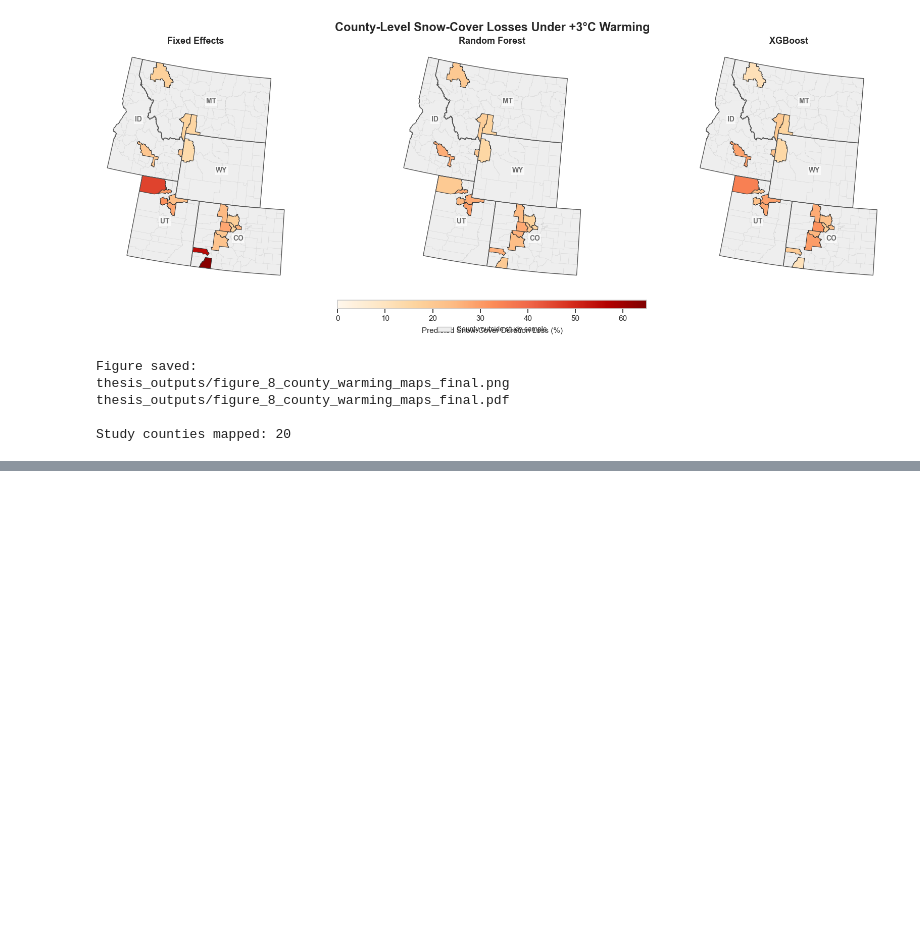
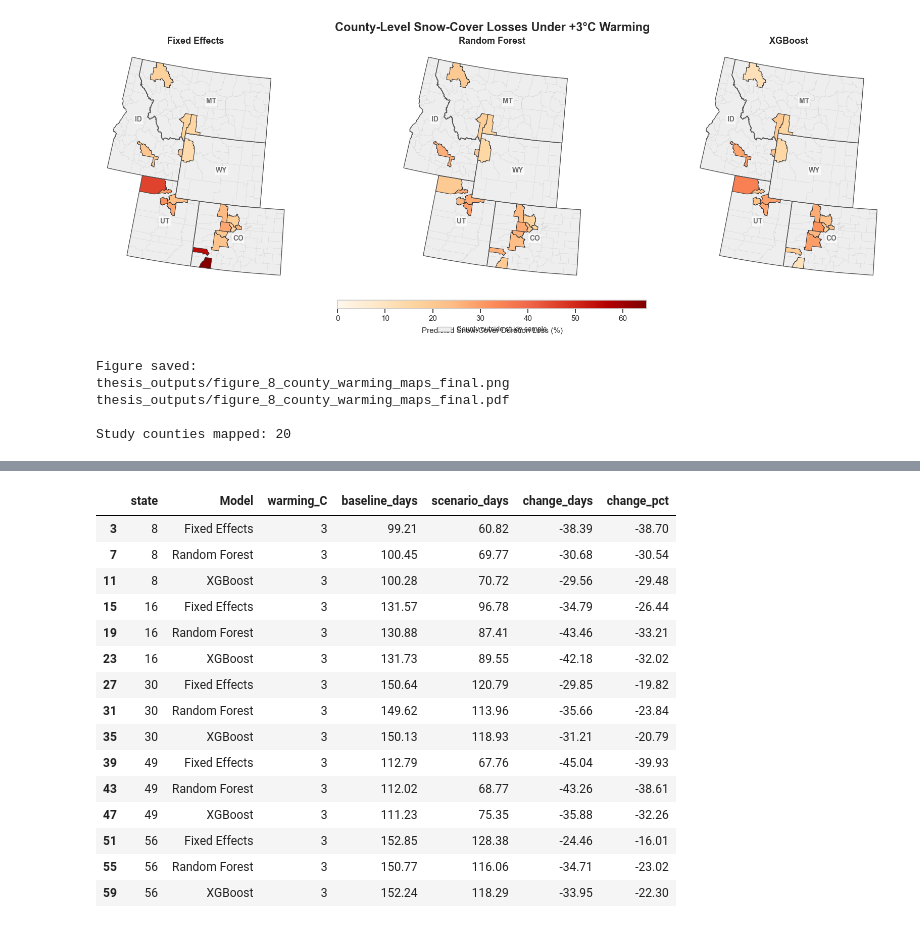
Before and after one commit to evasbenson/snow-ml-thesis, a Jupyter notebook: code/snow_model.ipynb, the cells around one changed output, grey strips where cells are left out. Cells and saved outputs as stored; diff of their text form; code cells hidden in the pictures; blank space fills up the shorter version.

```diff
--- a/code/snow_model.ipynb
+++ b/code/snow_model.ipynb
@@ -14620,0 +15469,45 @@ Study counties mapped: 20
+# %%
+state30 = (
+    warming30_predictions
+    .groupby(["state", "Model", "warming_C"])
+    .agg(
+        baseline_days=("baseline_snow_days", "mean"),
+        scenario_days=("scenario_snow_days", "mean"),
+        change_days=("change_days", "mean")
+    )
+    .reset_index()
+)
+
+state30["change_pct"] = (
+    100 * state30["change_days"] / state30["baseline_days"]
+)
+
+# Show +3°C results
+display(
+    state30[state30["warming_C"] == 3]
+    .sort_values(["state", "Model"])
+    .round(2)
+)
+
+# Save
+state30.to_csv(
+    DATA_DIR / "snow_30cm_state_warming.csv",
+    index=False
+)
+# %% [output]
+|  | state | Model | warming_C | baseline_days | scenario_days | change_days | change_pct |
+| 3 | 8 | Fixed Effects | 3 | 99.21 | 60.82 | -38.39 | -38.70 |
+| 7 | 8 | Random Forest | 3 | 100.45 | 69.77 | -30.68 | -30.54 |
+| 11 | 8 | XGBoost | 3 | 100.28 | 70.72 | -29.56 | -29.48 |
+| 15 | 16 | Fixed Effects | 3 | 131.57 | 96.78 | -34.79 | -26.44 |
+| 19 | 16 | Random Forest | 3 | 130.88 | 87.41 | -43.46 | -33.21 |
+| 23 | 16 | XGBoost | 3 | 131.73 | 89.55 | -42.18 | -32.02 |
+| 27 | 30 | Fixed Effects | 3 | 150.64 | 120.79 | -29.85 | -19.82 |
+| 31 | 30 | Random Forest | 3 | 149.62 | 113.96 | -35.66 | -23.84 |
+| 35 | 30 | XGBoost | 3 | 150.13 | 118.93 | -31.21 | -20.79 |
+| 39 | 49 | Fixed Effects | 3 | 112.79 | 67.76 | -45.04 | -39.93 |
+| 43 | 49 | Random Forest | 3 | 112.02 | 68.77 | -43.26 | -38.61 |
+| 47 | 49 | XGBoost | 3 | 111.23 | 75.35 | -35.88 | -32.26 |
+| 51 | 56 | Fixed Effects | 3 | 152.85 | 128.38 | -24.46 | -16.01 |
+| 55 | 56 | Random Forest | 3 | 150.77 | 116.06 | -34.71 | -23.02 |
+| 59 | 56 | XGBoost | 3 | 152.24 | 118.29 | -33.95 | -22.30 |
```
Also changed, not shown: parts of 14 cells of this notebook, 39 other files.
